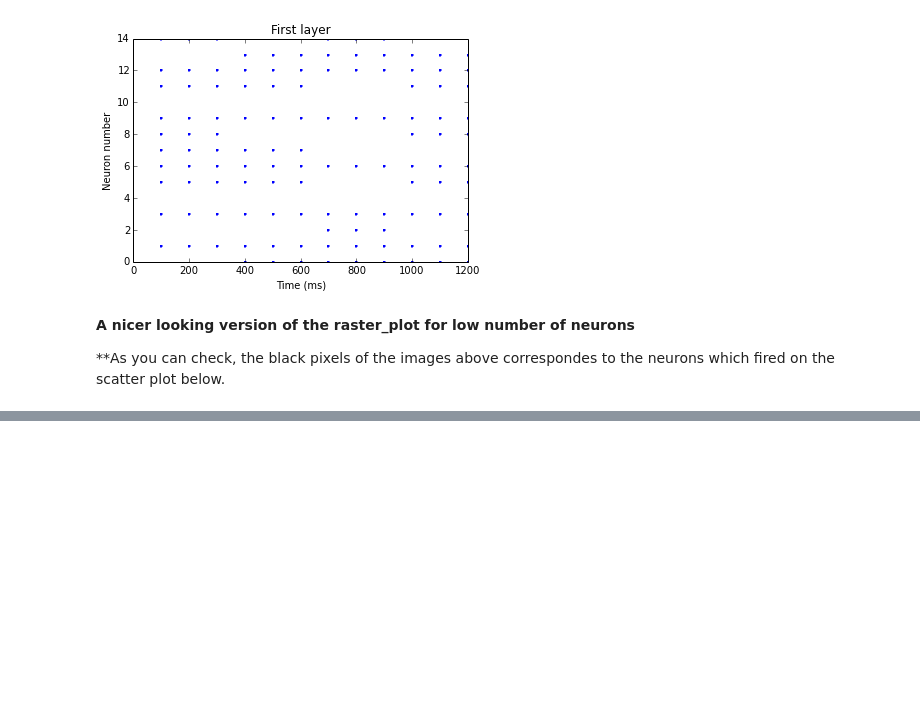
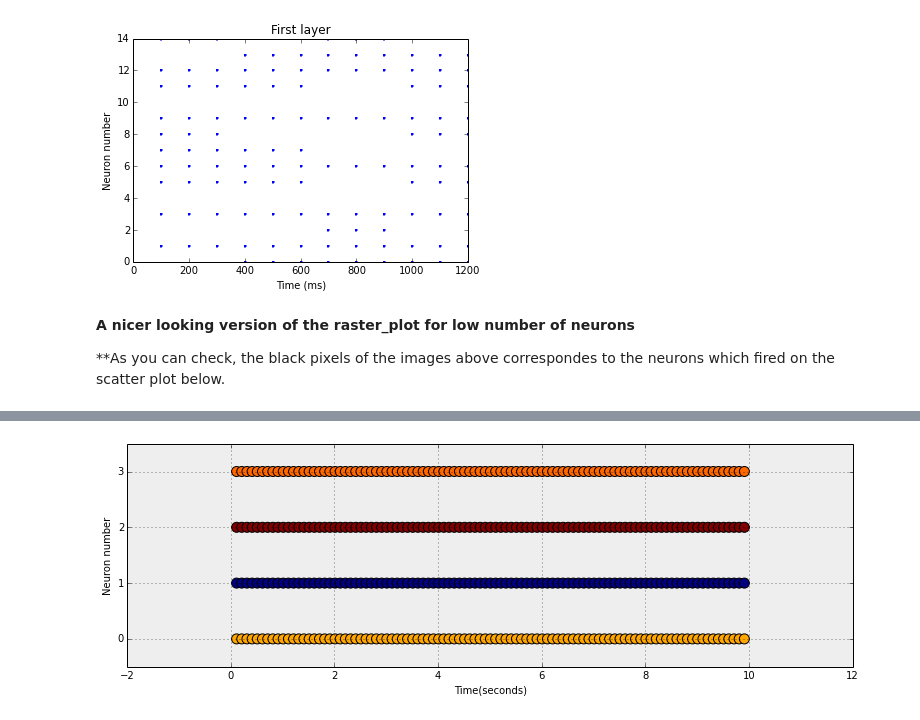
Before and after one commit to tartavull/snn-rl, a Jupyter notebook: snn.ipynb, the cells around one changed output, grey strips where cells are left out. Saved outputs shown, nothing was run; the diff lists cells and outputs as text; code cells hidden in the pictures; blank space fills up the shorter version.

```diff
--- a/snn.ipynb
+++ b/snn.ipynb
@@ -127,0 +182,20 @@ grid(True)
+# %%
+neuronArray = np.empty(0, dtype=int)
+firetimeArray = np.empty(0, dtype=double)
+neuronColor = np.random.rand(firstLayerSize)
+colors = np.empty(0, dtype=float)
+
+fig, ax = plt.subplots(subplot_kw=dict(axisbg='#EEEEEE'),figsize=(13,4))
+for neuron in range(0,4):
+    for fire in range(0,spikeMonitor.spiketimes[neuron].size):
+       neuronArray = np.append(neuronArray, neuron)
+       firetimeArray = np.append(firetimeArray,spikeMonitor.spiketimes[neuron][fire])
+       colors = np.append(colors,neuronColor[neuron])
+
+points = plt.scatter(firetimeArray,neuronArray, s=100, c=colors)
+plt.yticks(np.arange(0,4, 1.0))
+ylabel("Neuron number")
+xlabel("Time(seconds)")
+grid(True)
+# %% [output]
+[figure, added]
```
Also changed, not shown: parts of 5 cells of this notebook, 1 other file.
